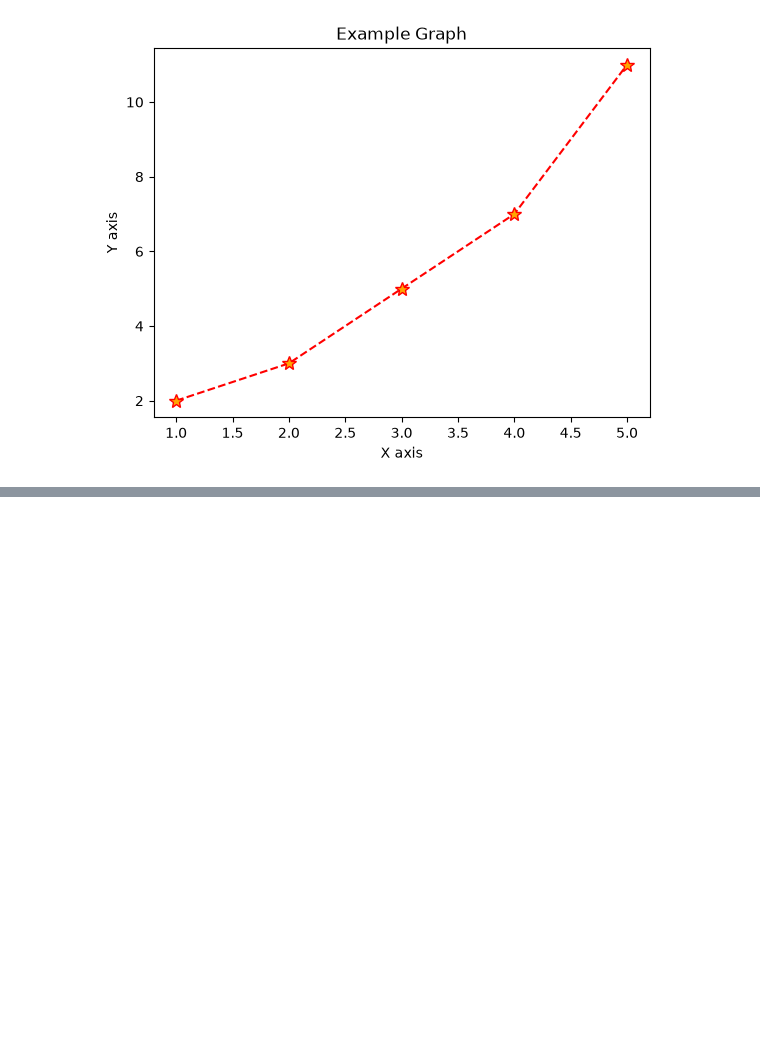
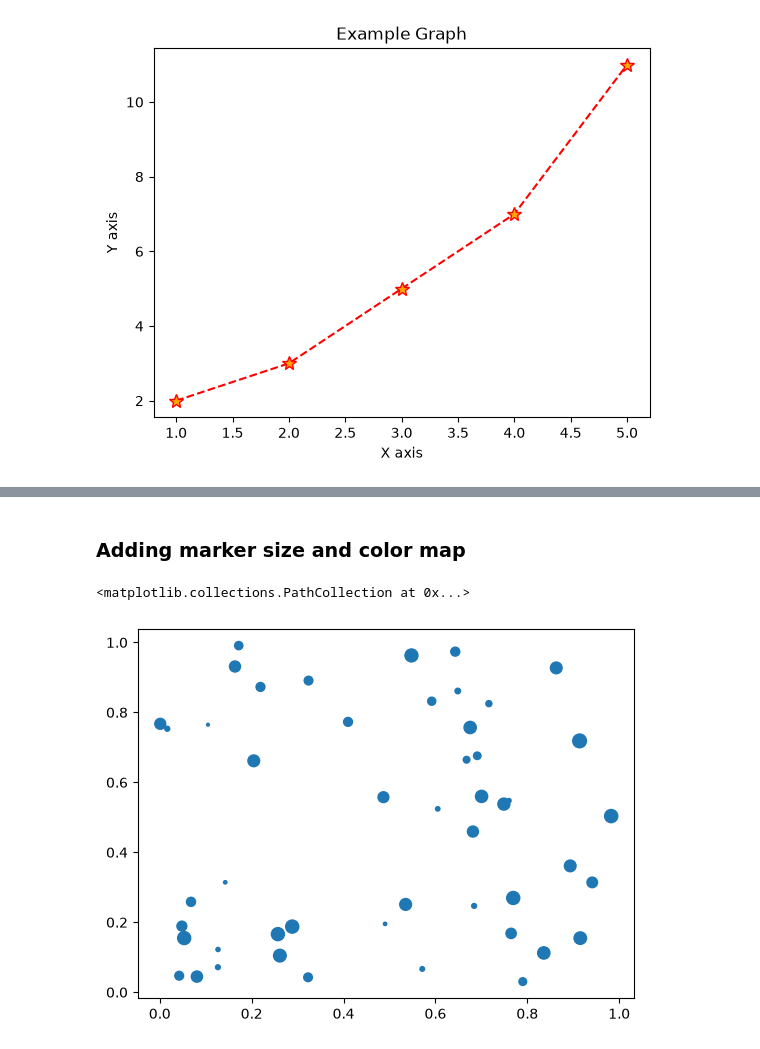
Before and after one commit to IsraelColman/data-analytics, a Jupyter notebook: week-07/Ex3A_Plotting_Data.ipynb, the cells around one changed output, grey strips where cells are left out. Saved outputs shown, nothing was run; the diff lists cells and outputs as text; code cells hidden in the pictures; blank space fills up the shorter version.

```diff
--- a/week-07/Ex3A_Plotting_Data.ipynb
+++ b/week-07/Ex3A_Plotting_Data.ipynb
@@ -110,0 +157,14 @@ plt.plot(
+# %% [markdown]
+### Adding marker size and color map
+# %%
+size = np.random.randint(1, 100, 50)
+
+plt.scatter(
+    x,
+    y,
+    s=size,
+    cmap='viridis'
+)
+# %% [output]
+<matplotlib.collections.PathCollection at 0x...>
+[figure, added]
```
Also changed, not shown: parts of 19 cells of this notebook.
